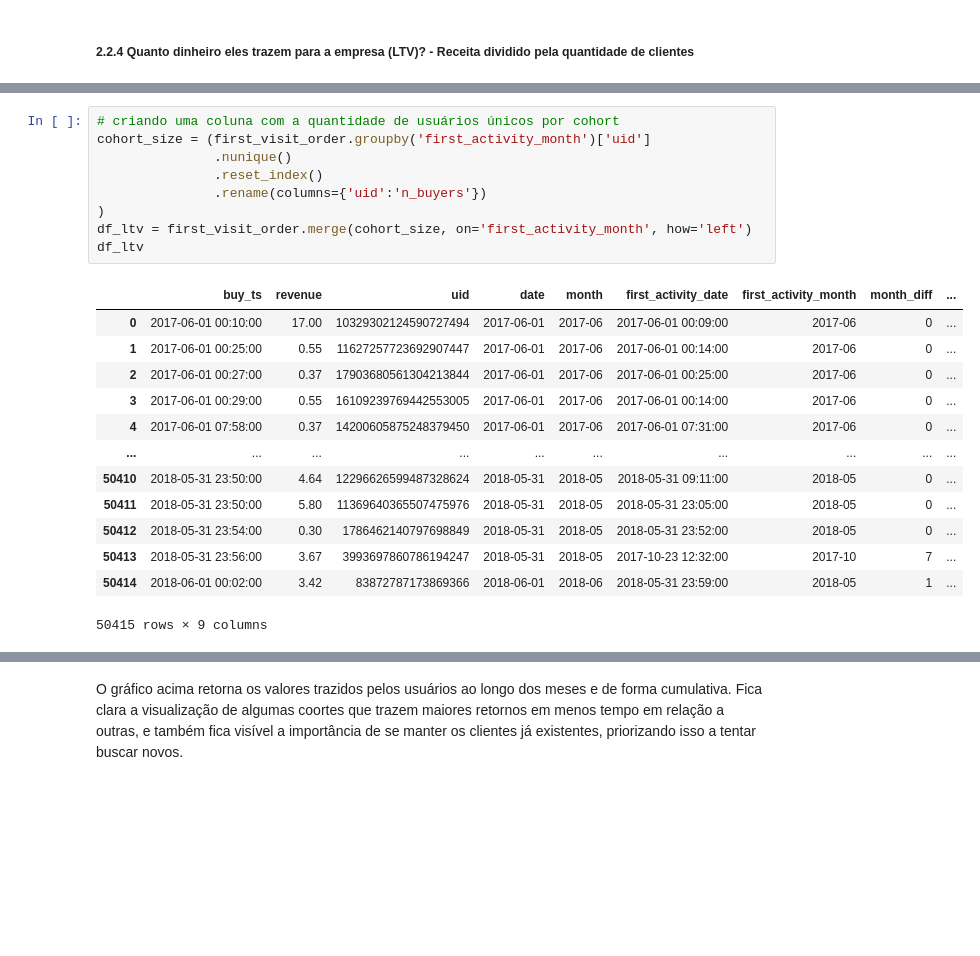
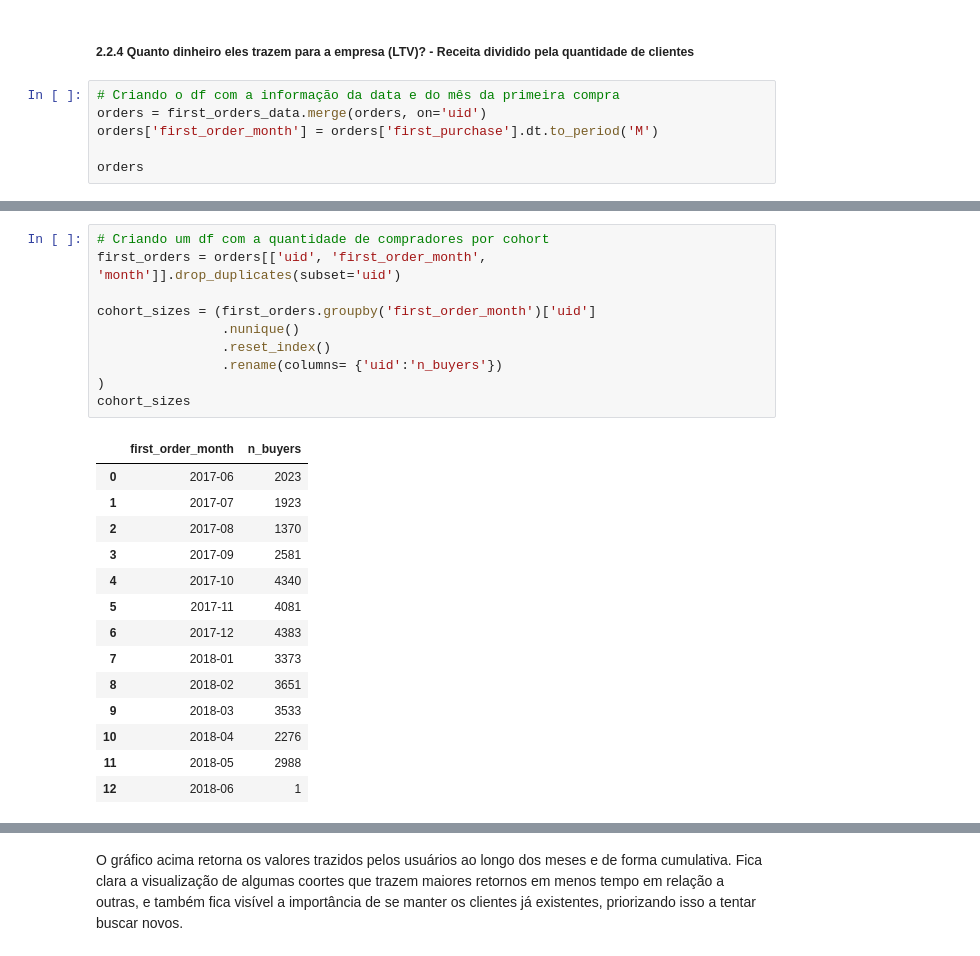
Before and after one commit to JQuareli/Otimizacao-das-despesas-com-marketing, a Jupyter notebook: EDA.ipynb, the cells around one changed output, grey strips where cells are left out. Drawn from its saved outputs; the diff is of its cells as text; blank space fills up the shorter version.

```diff
--- a/EDA.ipynb
+++ b/EDA.ipynb
@@ -363,3 +373,9 @@ print('O ticket médio das vendas é: $', Average_Order_Value)
 O ticket médio das vendas é: $ 5
 # %% [markdown]
 ##### 2.2.4 Quanto dinheiro eles trazem para a empresa (LTV)? - Receita dividido pela quantidade de clientes
+# %%
+# Criando o df com a informação da data e do mês da primeira compra
+orders = first_orders_data.merge(orders, on='uid')
+orders['first_order_month'] = orders['first_purchase'].dt.to_period('M')
+
+orders
@@ -366,23 +396,25 @@ O ticket médio das vendas é: $ 5
 # %%
-# criando uma coluna com a quantidade de usuários únicos por cohort
-cohort_size = (first_visit_order.groupby('first_activity_month')['uid']
-               .nunique()
-               .reset_index()
-               .rename(columns={'uid':'n_buyers'})
+# Criando um df com a quantidade de compradores por cohort
+first_orders = orders[['uid', 'first_order_month', 'month']].drop_duplicates(subset='uid')
+
+cohort_sizes = (first_orders.groupby('first_order_month')['uid']
+                .nunique()
+                .reset_index()
+                .rename(columns= {'uid':'n_buyers'})
 )
-df_ltv = first_visit_order.merge(cohort_size, on='first_activity_month', how='left')
-df_ltv
+cohort_sizes
 # %% [output]
-|  | buy_ts | revenue | uid | date | month | first_activity_date | first_activity_month | month_diff | ... |
-| 0 | 2017-06-01 00:10:00 | 17.00 | 10329302124590727494 | 2017-06-01 | 2017-06 | 2017-06-01 00:09:00 | 2017-06 | 0 | ... |
-| 1 | 2017-06-01 00:25:00 | 0.55 | 11627257723692907447 | 2017-06-01 | 2017-06 | 2017-06-01 00:14:00 | 2017-06 | 0 | ... |
-| 2 | 2017-06-01 00:27:00 | 0.37 | 17903680561304213844 | 2017-06-01 | 2017-06 | 2017-06-01 00:25:00 | 2017-06 | 0 | ... |
-| 3 | 2017-06-01 00:29:00 | 0.55 | 16109239769442553005 | 2017-06-01 | 2017-06 | 2017-06-01 00:14:00 | 2017-06 | 0 | ... |
-| 4 | 2017-06-01 07:58:00 | 0.37 | 14200605875248379450 | 2017-06-01 | 2017-06 | 2017-06-01 07:31:00 | 2017-06 | 0 | ... |
-| ... | ... | ... | ... | ... | ... | ... | ... | ... | ... |
-| 50410 | 2018-05-31 23:50:00 | 4.64 | 12296626599487328624 | 2018-05-31 | 2018-05 | 2018-05-31 09:11:00 | 2018-05 | 0 | ... |
-| 50411 | 2018-05-31 23:50:00 | 5.80 | 11369640365507475976 | 2018-05-31 | 2018-05 | 2018-05-31 23:05:00 | 2018-05 | 0 | ... |
-| 50412 | 2018-05-31 23:54:00 | 0.30 | 1786462140797698849 | 2018-05-31 | 2018-05 | 2018-05-31 23:52:00 | 2018-05 | 0 | ... |
-| 50413 | 2018-05-31 23:56:00 | 3.67 | 3993697860786194247 | 2018-05-31 | 2018-05 | 2017-10-23 12:32:00 | 2017-10 | 7 | ... |
-| 50414 | 2018-06-01 00:02:00 | 3.42 | 83872787173869366 | 2018-06-01 | 2018-06 | 2018-05-31 23:59:00 | 2018-05 | 1 | ... |
+|  | first_order_month | n_buyers |
+| 0 | 2017-06 | 2023 |
+| 1 | 2017-07 | 1923 |
+| 2 | 2017-08 | 1370 |
+| 3 | 2017-09 | 2581 |
+| 4 | 2017-10 | 4340 |
+| 5 | 2017-11 | 4081 |
+| 6 | 2017-12 | 4383 |
+| 7 | 2018-01 | 3373 |
+| 8 | 2018-02 | 3651 |
+| 9 | 2018-03 | 3533 |
+| 10 | 2018-04 | 2276 |
+| 11 | 2018-05 | 2988 |
+| 12 | 2018-06 | 1 |
-50415 rows × 9 columns
```
Also changed, not shown: parts of 15 cells of this notebook.
